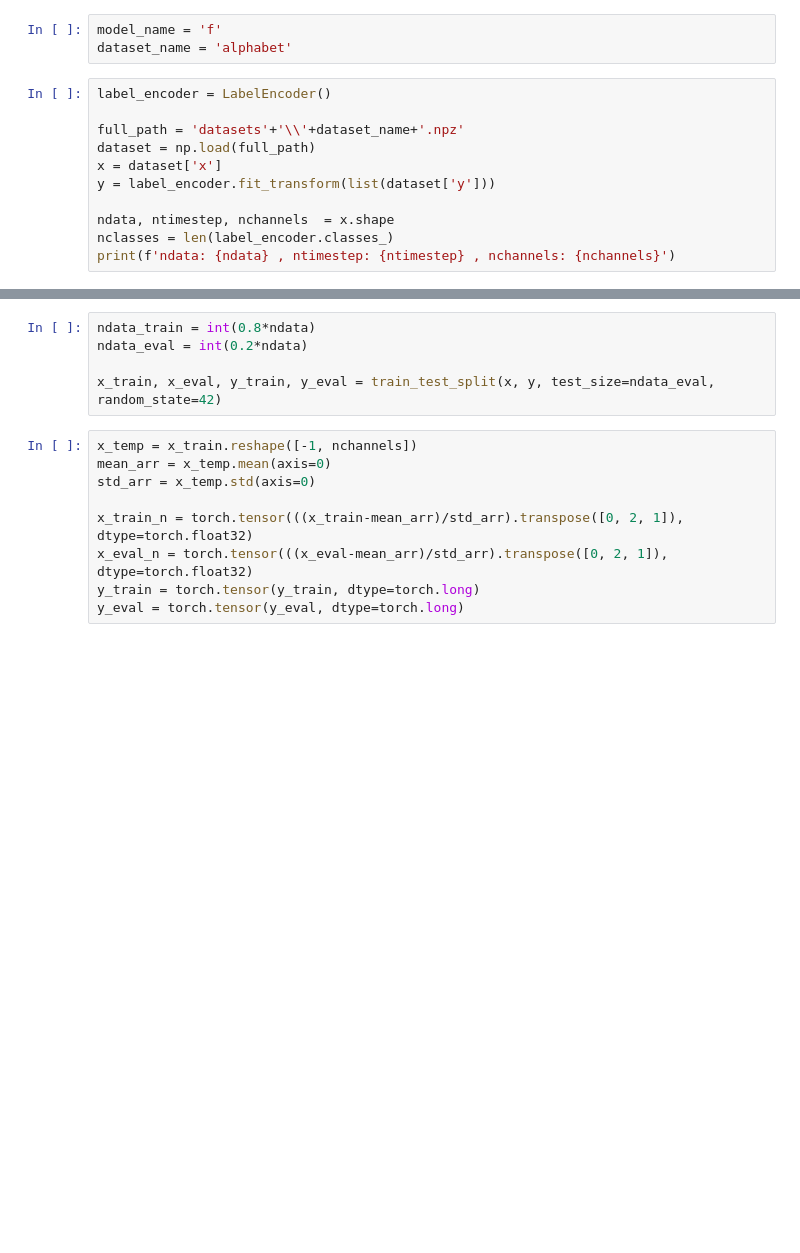
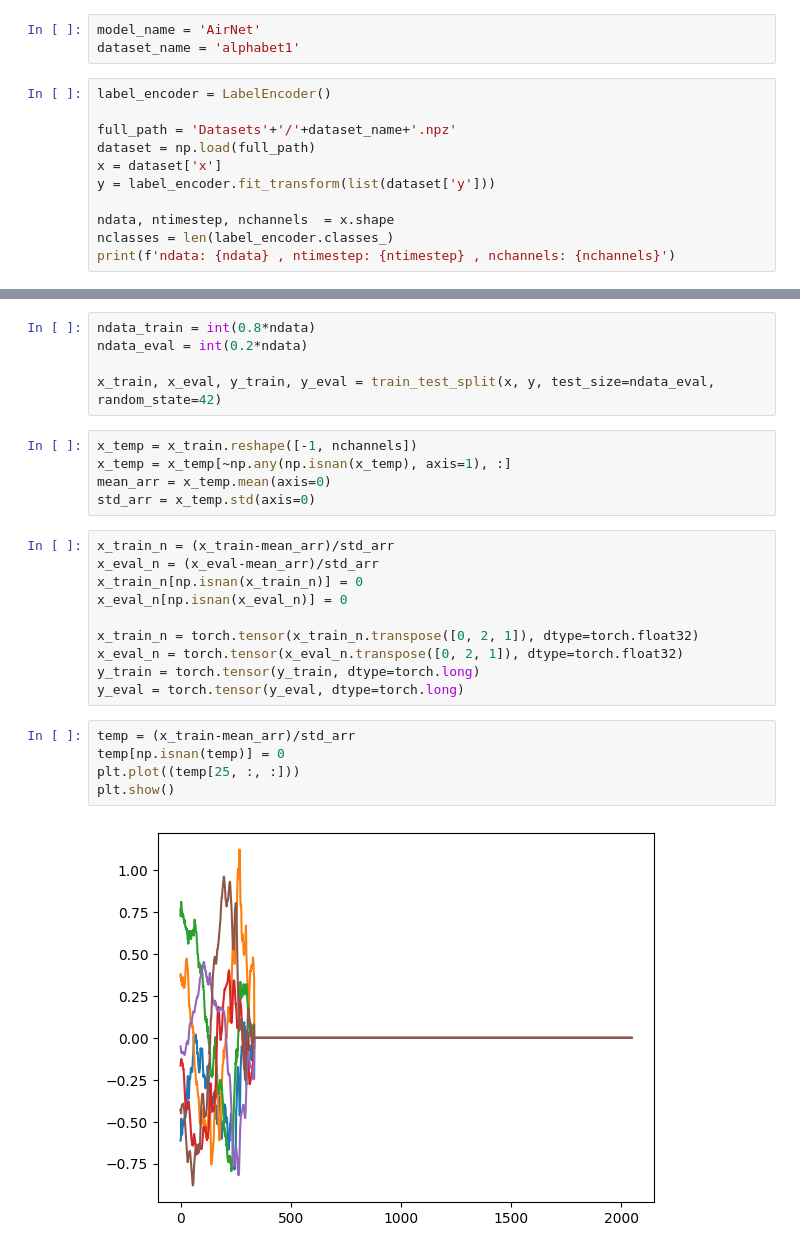
Before and after one commit to salar-sfd/Motion-Classification-Using-IMU-Sensors-and-Deep-Learning, a Jupyter notebook: Codes/python codes/trainer.ipynb, the cells around one changed output, grey strips where cells are left out. Cells and saved outputs as stored; diff of their text form; blank space fills up the shorter version.

```diff
--- a/Codes/python codes/trainer.ipynb
+++ b/Codes/python codes/trainer.ipynb
@@ -11,12 +13,12 @@ from sklearn.model_selection import train_test_split
 
 from models import *
 # %%
-model_name = 'f'
-dataset_name = 'alphabet'
+model_name = 'AirNet'
+dataset_name = 'alphabet1'
 # %%
 label_encoder = LabelEncoder()
 
-full_path = 'datasets'+'\\'+dataset_name+'.npz'
+full_path = 'Datasets'+'/'+dataset_name+'.npz'
 dataset = np.load(full_path)
 x = dataset['x']
 y = label_encoder.fit_transform(list(dataset['y']))
@@ -31,15 +33,28 @@ ndata_train = int(0.8*ndata)
 ndata_eval = int(0.2*ndata)
 
 x_train, x_eval, y_train, y_eval = train_test_split(x, y, test_size=ndata_eval, random_state=42)
+# %%
+x_temp = x_train.reshape([-1, nchannels])
+x_temp = x_temp[~np.any(np.isnan(x_temp), axis=1), :]
+mean_arr = x_temp.mean(axis=0)
+std_arr = x_temp.std(axis=0)
 # %%
-x_temp = x_train.reshape([-1, nchannels])
-mean_arr = x_temp.mean(axis=0)
-std_arr = x_temp.std(axis=0)
+x_train_n = (x_train-mean_arr)/std_arr
+x_eval_n = (x_eval-mean_arr)/std_arr
+x_train_n[np.isnan(x_train_n)] = 0
+x_eval_n[np.isnan(x_eval_n)] = 0
 
-x_train_n = torch.tensor(((x_train-mean_arr)/std_arr).transpose([0, 2, 1]), dtype=torch.float32)
-x_eval_n = torch.tensor(((x_eval-mean_arr)/std_arr).transpose([0, 2, 1]), dtype=torch.float32)
+x_train_n = torch.tensor(x_train_n.transpose([0, 2, 1]), dtype=torch.float32)
+x_eval_n = torch.tensor(x_eval_n.transpose([0, 2, 1]), dtype=torch.float32)
 y_train = torch.tensor(y_train, dtype=torch.long)
 y_eval = torch.tensor(y_eval, dtype=torch.long)
+# %%
+temp = (x_train-mean_arr)/std_arr
+temp[np.isnan(temp)] = 0
+plt.plot((temp[25, :, :]))
+plt.show()
+# %% [output]
+[figure, added]
 # %%
 train_dataset = TensorDataset(x_train_n, y_train)
 eval_dataset = TensorDataset(x_eval_n, y_eval)
```
Also changed, not shown: parts of 9 cells of this notebook, 8 other files.
